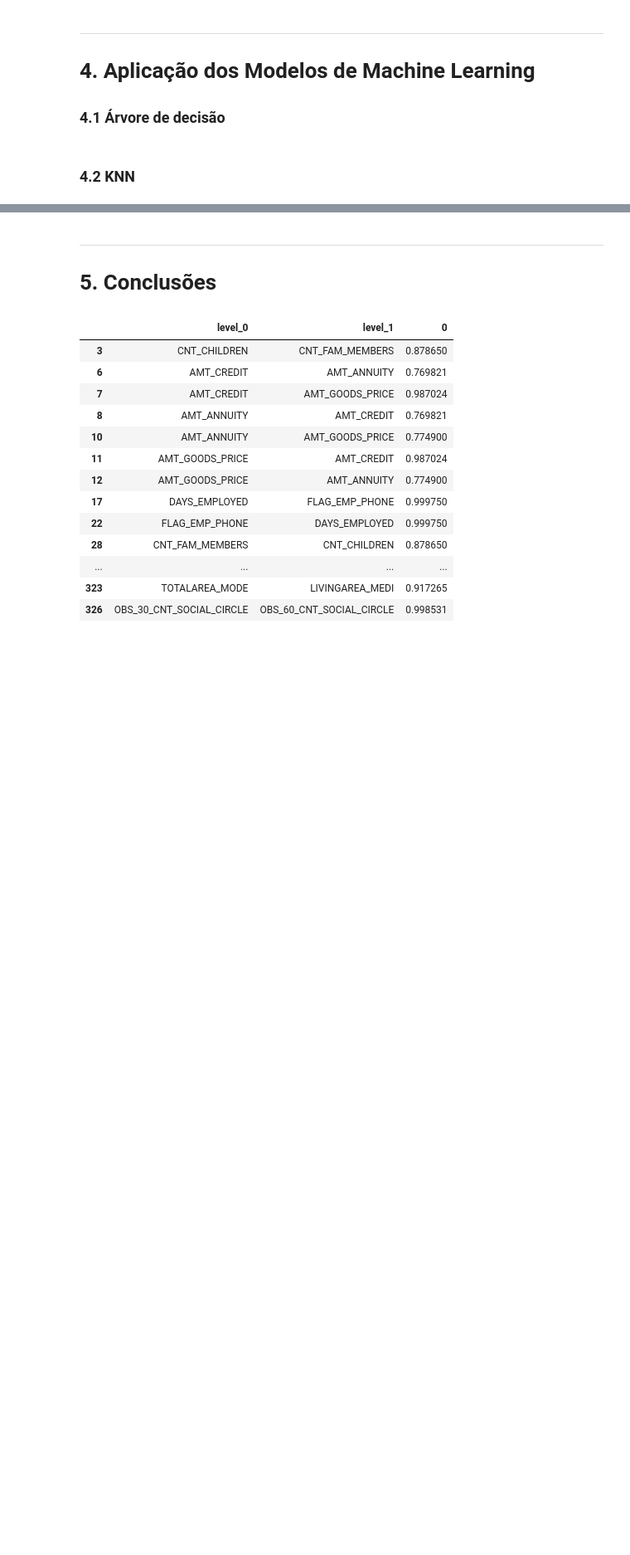
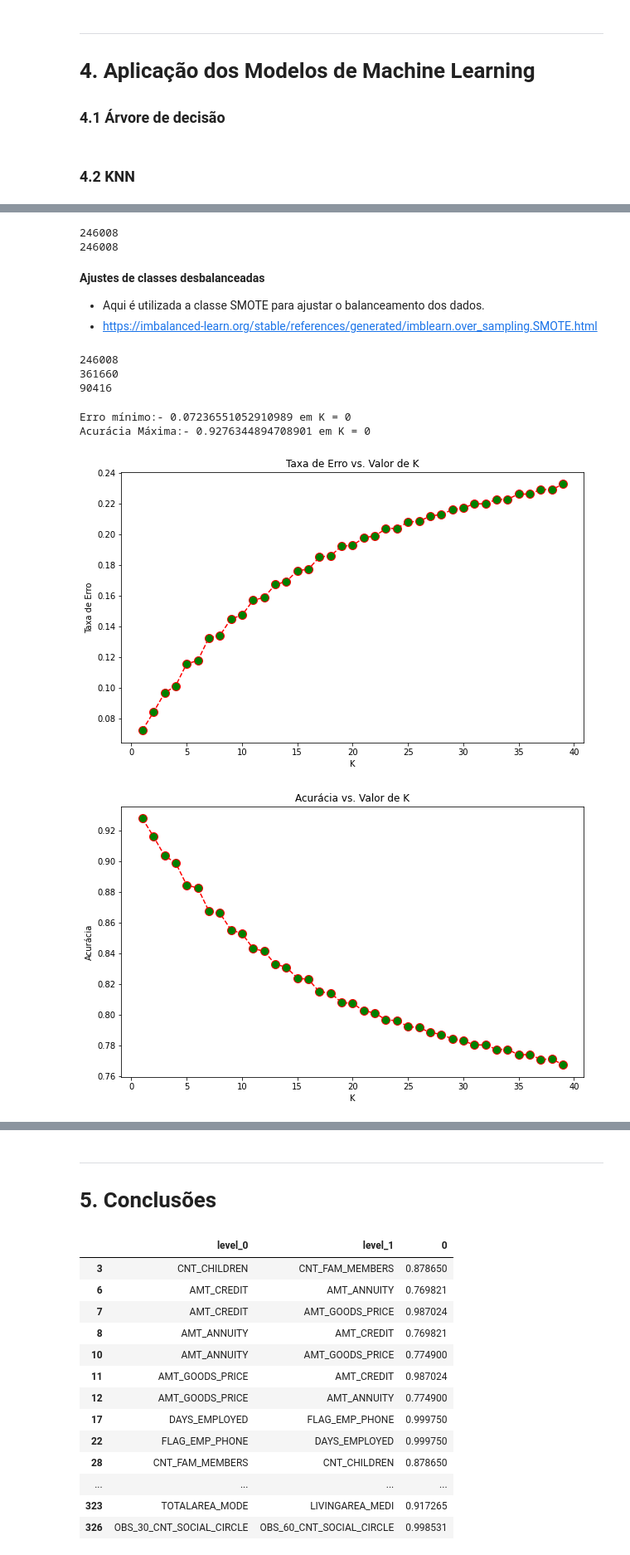
Before and after one commit to dehscardoso/lets_code_projeto_machine_learning, a Jupyter notebook: Projeto-Machine-Learning-I.ipynb, the cells around one changed output, grey strips where cells are left out. Shown: that part at 83% size. Cells and saved outputs as stored; diff of their text form; code cells hidden in the pictures; blank space fills up the shorter version.

```diff
--- a/Projeto-Machine-Learning-I.ipynb
+++ b/Projeto-Machine-Learning-I.ipynb
@@ -177,0 +313,27 @@ credito_imoveis_df_copy = credito_imoveis_df.copy()
+# %%
+X = df_credit_transf.drop(['TARGET'],axis=1).values
+# %%
+y = df_credit_transf[['TARGET']].values
+# %%
+print(len(X))
+print(len(y))
+# %% [output]
+246008
+246008
+# %% [markdown]
+**Ajustes de classes desbalanceadas**
+- Aqui é utilizada a classe SMOTE para ajustar o balanceamento dos dados.
+- https://imbalanced-learn.org/stable/references/generated/imblearn.over_sampling.SMOTE.html
+# %%
+smote = SMOTE()
+X_smote, y_smote = smote.fit_resample(X, y)
+# %%
+X_train, X_test, y_train, y_test = train_test_split(X_smote, y_smote, test_size=0.2, random_state=4)
+# %%
+print(len(X))
+print(len(X_train))
+print(len(X_test))
+# %% [output]
+246008
+361660
+90416
@@ -177,0 +432,7 @@ credito_imoveis_df_copy = credito_imoveis_df.copy()
+# %%
+TheBest_K(X_train, y_train, X_test, y_test, 40)
+# %% [output]
+Erro mínimo:- 0.07236551052910989 em K = 0
+Acurácia Máxima:- 0.9276344894708901 em K = 0
+[figure, added]
+[figure, added]
```
Also changed, not shown: parts of 24 cells of this notebook.
